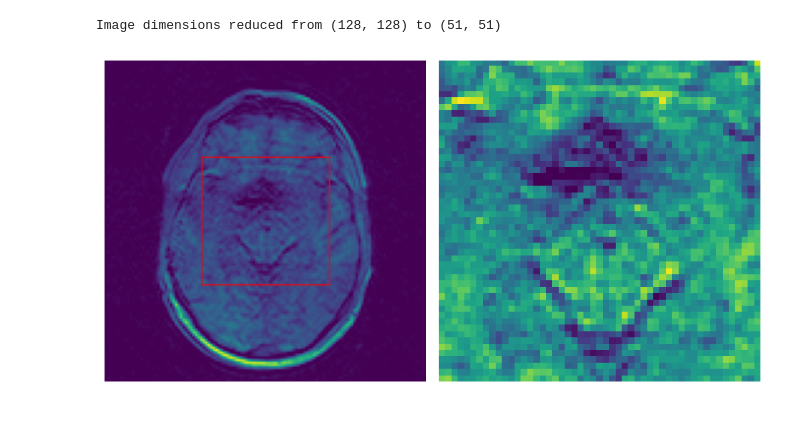
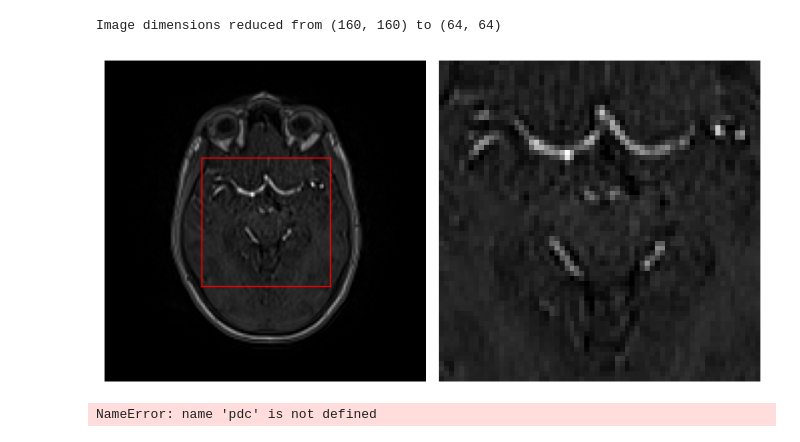
Before and after one commit to Skuvrik/Masterthesis, a Jupyter notebook: kladd.ipynb, the cells around one changed output. Cells and saved outputs as stored; diff of their text form; code cells hidden in the pictures.

```diff
--- a/kladd.ipynb
+++ b/kladd.ipynb
@@ -15,21 +15,8 @@ random.seed(SEED)
 label_path = "D:/AIFs/AIFs/durable/BorrSci_MR_Data/Output"
 image_path = "D:/iCAT_IMAGES"
 # %%
-data = pd.read_csv("data_indices.csv", ",", index_col=0)
+data = pd.read_csv("./data_indexes/data_indices.csv", ",", index_col=0)
 data = data.sort_values(["Patient", "Volume", "Slice"], ignore_index=True)
-# %%
-# Import images (paths)
-from utils.datahandling_utils import createImageIndexCSV
-image_data = createImageIndexCSV(image_path)
-# Import annotations
-mca_labels = pd.read_excel('MCA_labels.xlsx')
-# Patient 102(1) contains anomalies
-mca_labels = mca_labels.drop(mca_labels[mca_labels['Patient'] == 1].index)
-# Patient 112(11) lacks a single pixel array
-mca_labels = mca_labels.drop(mca_labels[mca_labels['Patient'] == 11].index)
-mca_labels = pd.melt(mca_labels, id_vars=[
-                     'Patient'], var_name='Slice', value_name='Label').sort_values(['Patient', 'Slice'])
-data = image_data[image_data['Patient'].isin(mca_labels['Patient'])]
 # %%
 def crop_image(image: np.ndarray, reduction: float = 0.70):
     y_bottom, y_top = int(
@@ -37,32 +24,36 @@ def crop_image(image: np.ndarray, reduction: float = 0.70):
     return image[y_top:y_bottom, y_top:y_bottom]
 # %%
 patient = data.loc[(data['Patient'] == 36) & (
-    data['Slice'] == 18) & (data['Volume'] == 20)]
-# dcm = pdc.read_file(patient['ImagePath'].item()).pixel_array
-dcm = pdc.read_file("D:/sailor_DCE/027/01/DCE/10.dcm").pixel_array
+    data['Slice'] == 20) & (data['Volume'] == 13)]
+dcm = pdc.read_file(patient['ImagePath'].item()).pixel_array
+# dcm = pdc.read_file("D:/sailor_DCE/027/01/DCE/10.dcm").pixel_array
 
 reduction: float = 0.70
 y_bottom, y_top = int(dcm.shape[0]*reduction), int(dcm.shape[0]*(1-reduction))
 dcm_crop = dcm[y_top:y_bottom, y_top:y_bottom]
 print(f"Image dimensions reduced from {dcm.shape} to {dcm_crop.shape}")
 # %% [output]
-Image dimensions reduced from (128, 128) to (51, 51)
+Image dimensions reduced from (160, 160) to (64, 64)
 # %%
 import matplotlib.pyplot as plt
 import matplotlib.lines as line
 fig, axs = plt.subplots(1, 2, figsize=(8, 10))
-axs[0].imshow(dcm)
+axs[0].imshow(dcm, cmap='gray')
 axs[0].add_artist(line.Line2D([y_bottom, y_bottom], [
                   y_top, y_bottom], color='red', linewidth=1))  # Høyre
 axs[0].add_artist(line.Line2D([y_top, y_top], [y_top, y_bottom],
                   color='red', linewidth=1))       # Venstre
 axs[0].add_artist(line.Line2D([y_bottom, y_top], [y_top, y_top],
                   color='red', linewidth=1))       # Topp
 axs[0].add_artist(line.Line2D([y_bottom, y_top], [
                   y_bottom, y_bottom], color='red', linewidth=1))  # Bunn
 axs[0].axis('off')
-axs[1].imshow(dcm_crop)
+axs[1].imshow(dcm_crop, cmap='gray')
 axs[1].axis('off')
 fig.tight_layout()
 # %% [output]
-[figure, old version]
+[figure, new version]
+# %%
+dcm = pdc.read_file("D:/sailor_DCE/027/01/DCE/10.dcm").keys()
+# %% [output]
+NameError: name 'pdc' is not defined
```
Also changed, not shown: 8 other files.
